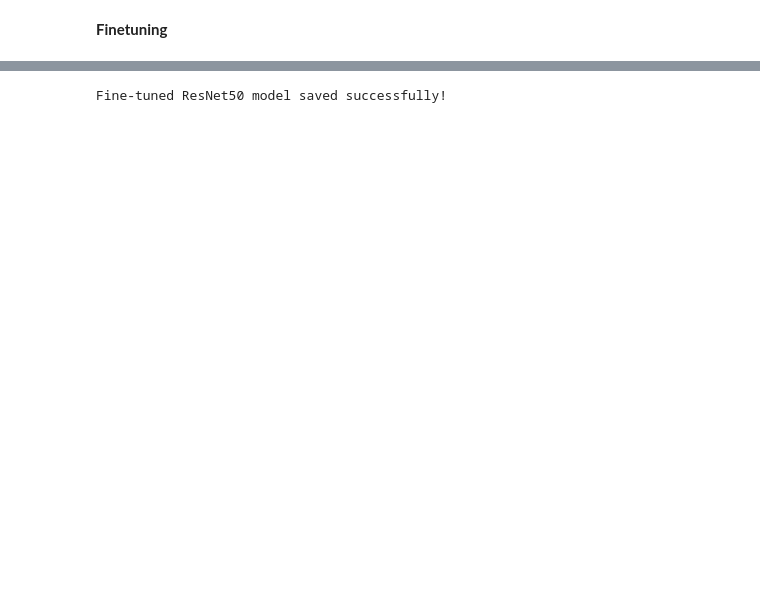
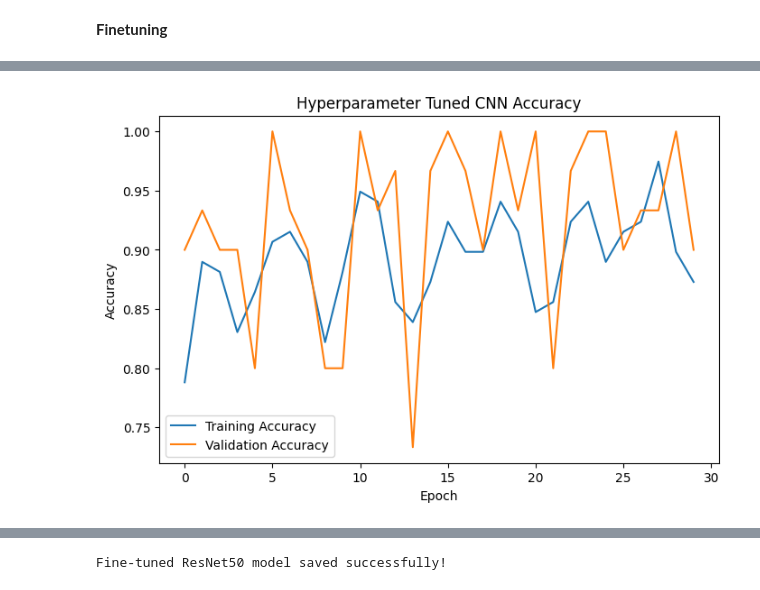
Before and after one commit to AlvinManoj05/Parallel_project_Computer_Vision, a Jupyter notebook: Parallel_Project__computerVision_PneumoniaDetection.ipynb, the cells around one changed output, grey strips where cells are left out. Saved outputs shown, nothing was run; the diff lists cells and outputs as text; code cells hidden in the pictures; blank space fills up the shorter version.

```diff
--- a/Parallel_Project__computerVision_PneumoniaDetection.ipynb
+++ b/Parallel_Project__computerVision_PneumoniaDetection.ipynb
@@ -792,0 +1161,11 @@ metrics=['accuracy',
+# %%
+# Create tuner
+tuner = kt.RandomSearch(
+ build_tuned_cnn,
+ objective=kt.Objective("val_auc", direction="max"),
+ max_trials=10,
+ executions_per_trial=1,
+ directory="pneumonia_tuning",
+ project_name="custom_cnn",
+ overwrite=True
+)
@@ -792,0 +1254,4 @@ metrics=['accuracy',
+# %%
+# Get best model
+best_cnn = tuner.get_best_models(num_models=1)[0]
+best_cnn.summary()
@@ -792,0 +1280,10 @@ metrics=['accuracy',
+# %%
+# Train best model
+best_history = best_cnn.fit(
+ X_train_processed,
+ y_train,
+ validation_data=(X_val_processed, y_val),
+ epochs=30,
+ batch_size=16,
+ callbacks=[early_stop]
+)
@@ -792,0 +1308,12 @@ metrics=['accuracy',
+# %%
+# Plot accuracy
+plt.figure(figsize=(8, 5))
+plt.plot(best_history.history["accuracy"], label="Training Accuracy")
+plt.plot(best_history.history["val_accuracy"], label="Validation Accuracy")
+plt.xlabel("Epoch")
+plt.ylabel("Accuracy")
+plt.title("Hyperparameter Tuned CNN Accuracy")
+plt.legend()
+plt.show()
+# %% [output]
+[figure, added]
```
Also changed, not shown: parts of 79 cells of this notebook.
